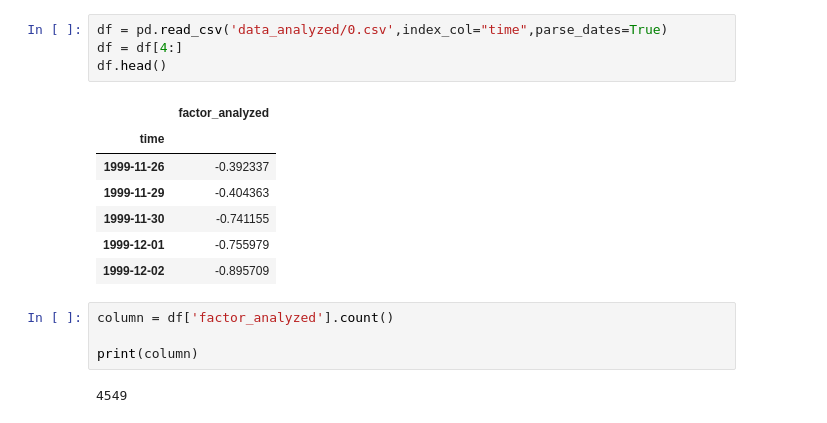
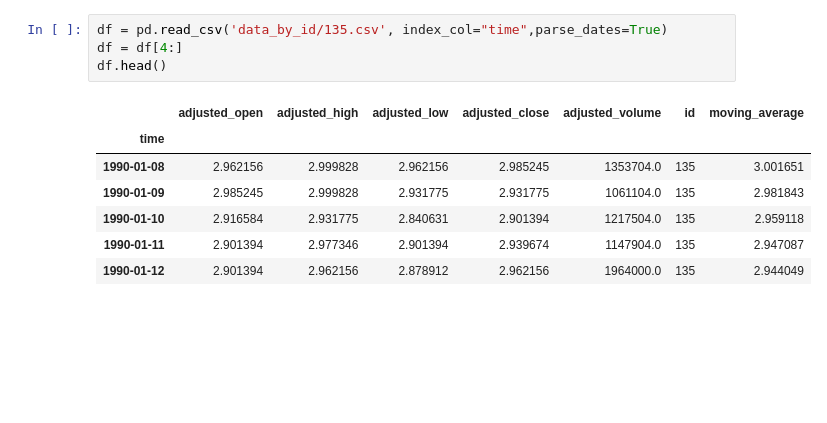
Before and after one commit to mk24934/cosi-149b-project2, a Jupyter notebook: stock_prediction-MJ.ipynb, the cells around one changed output. Saved outputs shown, nothing was run; the diff lists cells and outputs as text; blank space fills up the shorter version.

```diff
--- a/stock_prediction-MJ.ipynb
+++ b/stock_prediction-MJ.ipynb
@@ -13,18 +17,12 @@ from matplotlib import pyplot
 # %%
-df = pd.read_csv('data_analyzed/0.csv',index_col="time",parse_dates=True)
+df = pd.read_csv('data_by_id/135.csv', index_col="time",parse_dates=True)
 df = df[4:]
 df.head()
 # %% [output]
-|  | factor_analyzed |
-| time |  |
-| 1999-11-26 | -0.392337 |
-| 1999-11-29 | -0.404363 |
-| 1999-11-30 | -0.741155 |
-| 1999-12-01 | -0.755979 |
-| 1999-12-02 | -0.895709 |
+|  | adjusted_open | adjusted_high | adjusted_low | adjusted_close | adjusted_volume | id | moving_average |
+| time |  |  |  |  |  |  |  |
+| 1990-01-08 | 2.962156 | 2.999828 | 2.962156 | 2.985245 | 1353704.0 | 135 | 3.001651 |
+| 1990-01-09 | 2.985245 | 2.999828 | 2.931775 | 2.931775 | 1061104.0 | 135 | 2.981843 |
+| 1990-01-10 | 2.916584 | 2.931775 | 2.840631 | 2.901394 | 1217504.0 | 135 | 2.959118 |
+| 1990-01-11 | 2.901394 | 2.977346 | 2.901394 | 2.939674 | 1147904.0 | 135 | 2.947087 |
+| 1990-01-12 | 2.901394 | 2.962156 | 2.878912 | 2.962156 | 1964000.0 | 135 | 2.944049 |
-# %%
-column = df['factor_analyzed'].count()
-
-print(column)
-# %% [output]
-4549
```
Also changed, not shown: parts of 19 cells of this notebook.
